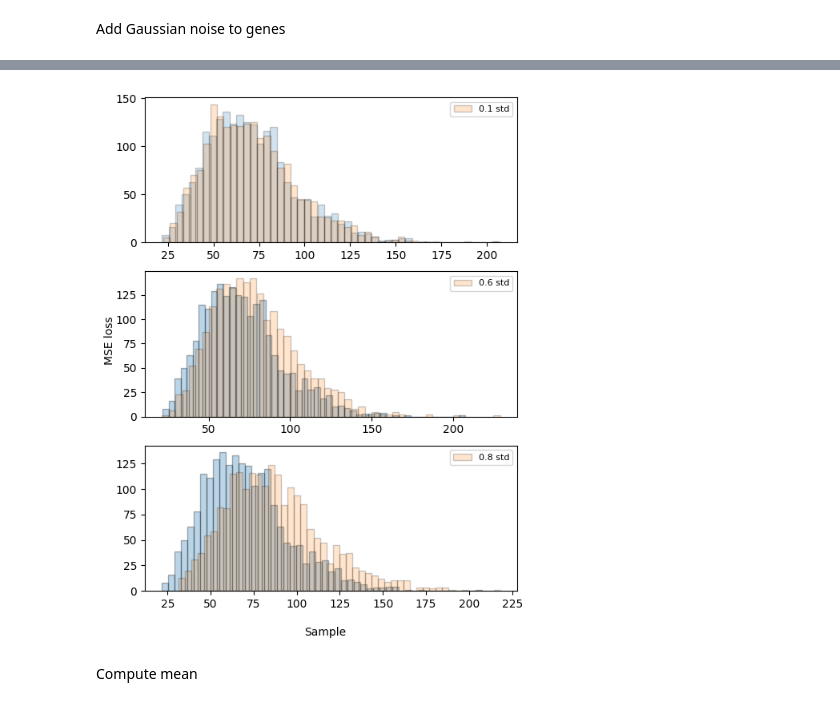
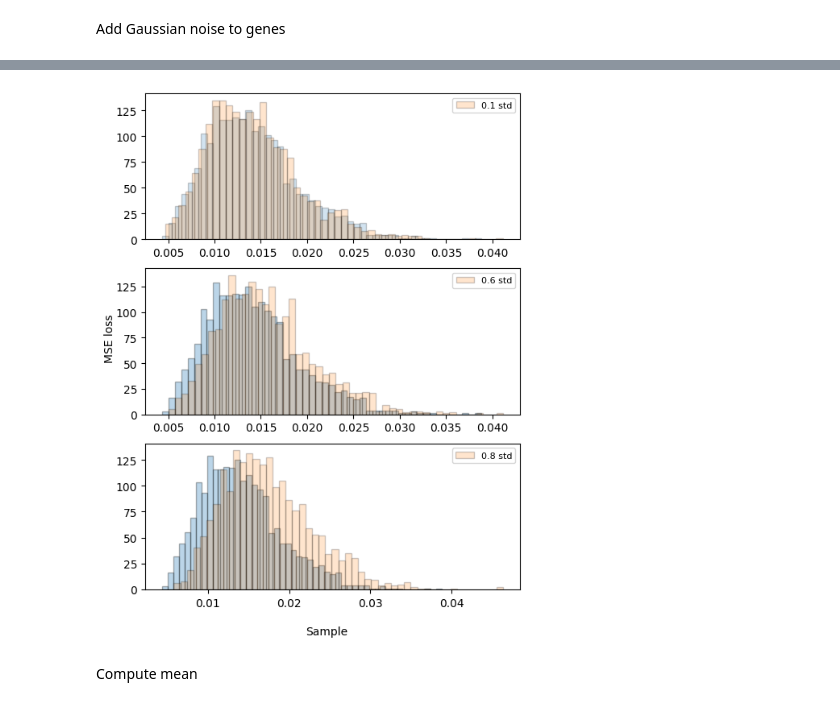
Before and after one commit to aschoudry/VAE_prject, a Jupyter notebook: notebooks/Reconstruction_losses.ipynb, the cells around one changed output, grey strips where cells are left out. Drawn from its saved outputs; the diff is of its cells as text; code cells hidden in the pictures.

```diff
--- a/notebooks/Reconstruction_losses.ipynb
+++ b/notebooks/Reconstruction_losses.ipynb
@@ -52,8 +58,12 @@ rnaseq_df.head()
 5 rows × 5000 columns
 # %%
 # How well does the model reconstruct the input RNAseq data
-input_rnaseq_reconstruct_tensor = model.forward(torch.tensor(rnaseq_df.values, dtype=torch.float32))[0]
-input_rnaseq_reconstruct = pd.DataFrame(input_rnaseq_reconstruct_tensor.detach().numpy(), columns=rnaseq_df.columns)
+input_rnaseq_reconstruct_tensor = model.forward(
+    torch.tensor(rnaseq_df.values, dtype=torch.float32)
+)[0]
+input_rnaseq_reconstruct = pd.DataFrame(
+    input_rnaseq_reconstruct_tensor.detach().numpy(), columns=rnaseq_df.columns
+)
 # %%
 input_rnaseq_reconstruct.head()
 # %% [output]
@@ -166,19 +222,19 @@ input_rnaseq_reconstruct_df_20_rs = pd.DataFrame(input_rnaseq_reconstruct_tensor
 # %%
-#compute losses
+# compute losses
 def compute_losses(rnaseq_df, input_rnaseq_reconstruct):
     BCE_loss = []
     MSE_loss = []
     KLD_loss = []
     for i in range(len(rnaseq_df)):
         x = torch.Tensor(rnaseq_df.iloc[i].values)
-        y= torch.Tensor(input_rnaseq_reconstruct.iloc[i].values)
-        bce_loss = F.binary_cross_entropy(x, y, reduction='sum')
-        mse_loss = F.mse_loss(x,y, reduction='sum')
+        y = torch.Tensor(input_rnaseq_reconstruct.iloc[i].values)
+        bce_loss = F.binary_cross_entropy(x, y)
+        mse_loss = F.mse_loss(x, y)
 
-        #prior = MultivariateNormal(loc = torch.zeros(model.forward(x)[1].mean.shape[1])
+        # prior = MultivariateNormal(loc = torch.zeros(model.forward(x)[1].mean.shape[1])
         #                           ,scale_tril=torch.eye(vae.forward(x)[1].mean.shape[1]))
 
-        #kld_loss = torch.sum(kl_divergence(x, prior).item())
+        # kld_loss = torch.sum(kl_divergence(x, prior).item())
         BCE_loss.append(bce_loss.numpy().item())
         MSE_loss.append(mse_loss.numpy().item())
 
@@ -488,36 +763,67 @@ plt.show()
 # %%
 import matplotlib.pyplot as plt
 import numpy as np
-
-
 
 # Create a figure with multiple subplots
 fig, (ax1, ax2, ax3) = plt.subplots(3, 1, figsize=(6, 8))
 
 # Plot the data on each subplot
 
-ax1.hist(compute_losses(rnaseq_df, input_rnaseq_reconstruct)[1], bins=50, edgecolor='black', alpha=0.2)
-ax1.hist(compute_losses(rnaseq_df, input_rnaseq_reconstruct_noisy_0p1)[1], bins=50, edgecolor='black', alpha=0.2, label="0.1 std")
+ax1.hist(
+    compute_losses(rnaseq_df, input_rnaseq_reconstruct)[1],
+    bins=50,
+    edgecolor="black",
+    alpha=0.2,
+)
+ax1.hist(
+    compute_losses(rnaseq_df, input_rnaseq_reconstruct_noisy_0p1)[1],
+    bins=50,
+    edgecolor="black",
+    alpha=0.2,
+    label="0.1 std",
+)
 ax1.legend(fontsize=8)
 
-ax2.hist(compute_losses(rnaseq_df, input_rnaseq_reconstruct)[1], bins=50, edgecolor='black', alpha=0.3)
-ax2.hist(compute_losses(rnaseq_df, input_rnaseq_reconstruct_noisy_0p6)[1], bins=50, edgecolor='black', alpha=0.2, label="0.6 std")
+ax2.hist(
+    compute_losses(rnaseq_df, input_rnaseq_reconstruct)[1],
+    bins=50,
+    edgecolor="black",
+    alpha=0.3,
+)
+ax2.hist(
+    compute_losses(rnaseq_df, input_rnaseq_reconstruct_noisy_0p6)[1],
+    bins=50,
+    edgecolor="black",
+    alpha=0.2,
+    label="0.6 std",
+)
 ax2.legend(fontsize=8)
 
-ax3.hist(compute_losses(rnaseq_df, input_rnaseq_reconstruct)[1], bins=50, edgecolor='black', alpha=0.3)
-ax3.hist(compute_losses(rnaseq_df, input_rnaseq_reconstruct_noisy_0p9)[1], bins=50, edgecolor='black', alpha=0.2, label="0.8 std")
+ax3.hist(
+    compute_losses(rnaseq_df, input_rnaseq_reconstruct)[1],
+    bins=50,
+    edgecolor="black",
+    alpha=0.3,
+)
+ax3.hist(
+    compute_losses(rnaseq_df, input_rnaseq_reconstruct_noisy_0p9)[1],
+    bins=50,
+    edgecolor="black",
+    alpha=0.2,
+    label="0.8 std",
+)
 ax3.legend(fontsize=8)
 
 
 # Add a shared x-axis label
-fig.text(0.5, 0.04, 'Sample', ha='center')
+fig.text(0.5, 0.04, "Sample", ha="center")
 # Add a shared y-axis label
-fig.text(0.04, 0.5, 'MSE loss', va='center', rotation='vertical')
+fig.text(0.04, 0.5, "MSE loss", va="center", rotation="vertical")
 
 # Show the figure
 plt.show()
 # %% [output]
-[figure, old version]
+[figure, new version]
 # %% [markdown]
 Compute mean
 # %%
```
Also changed, not shown: parts of 48 cells of this notebook.
